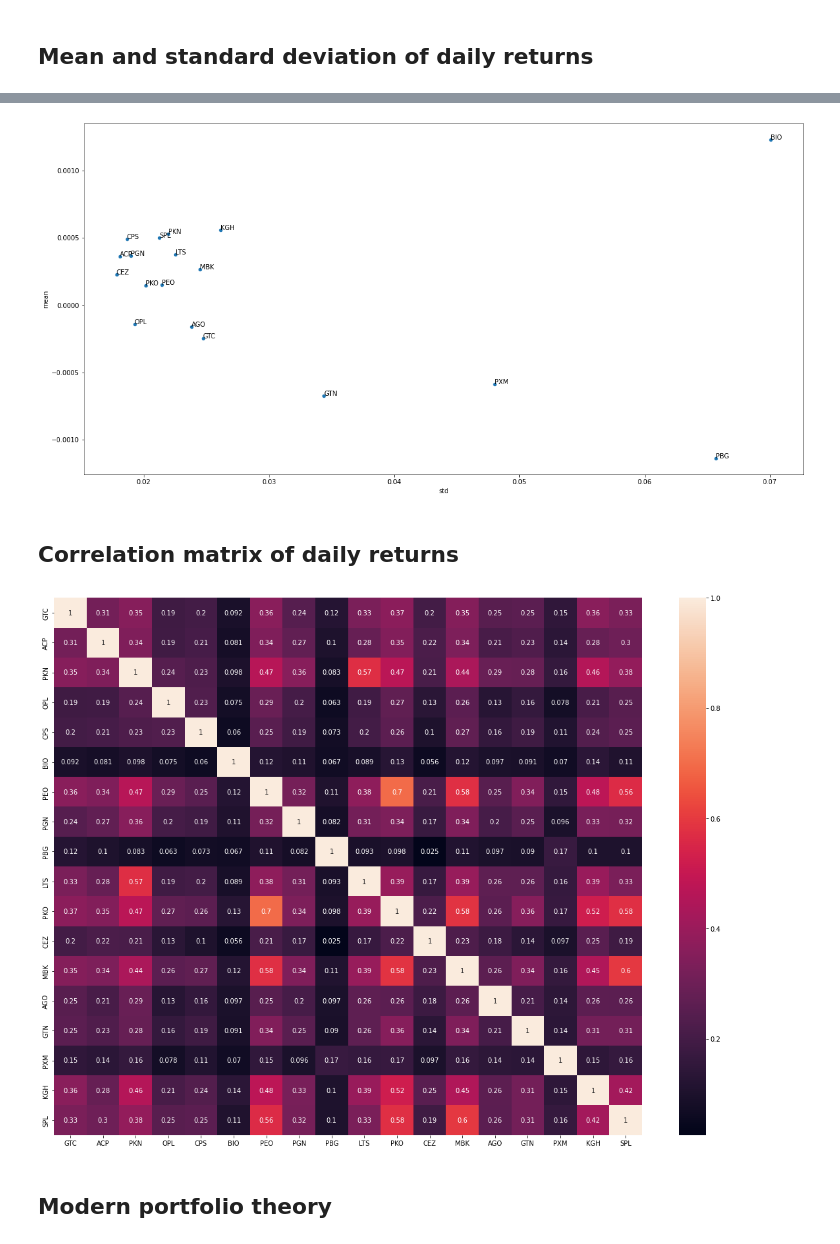
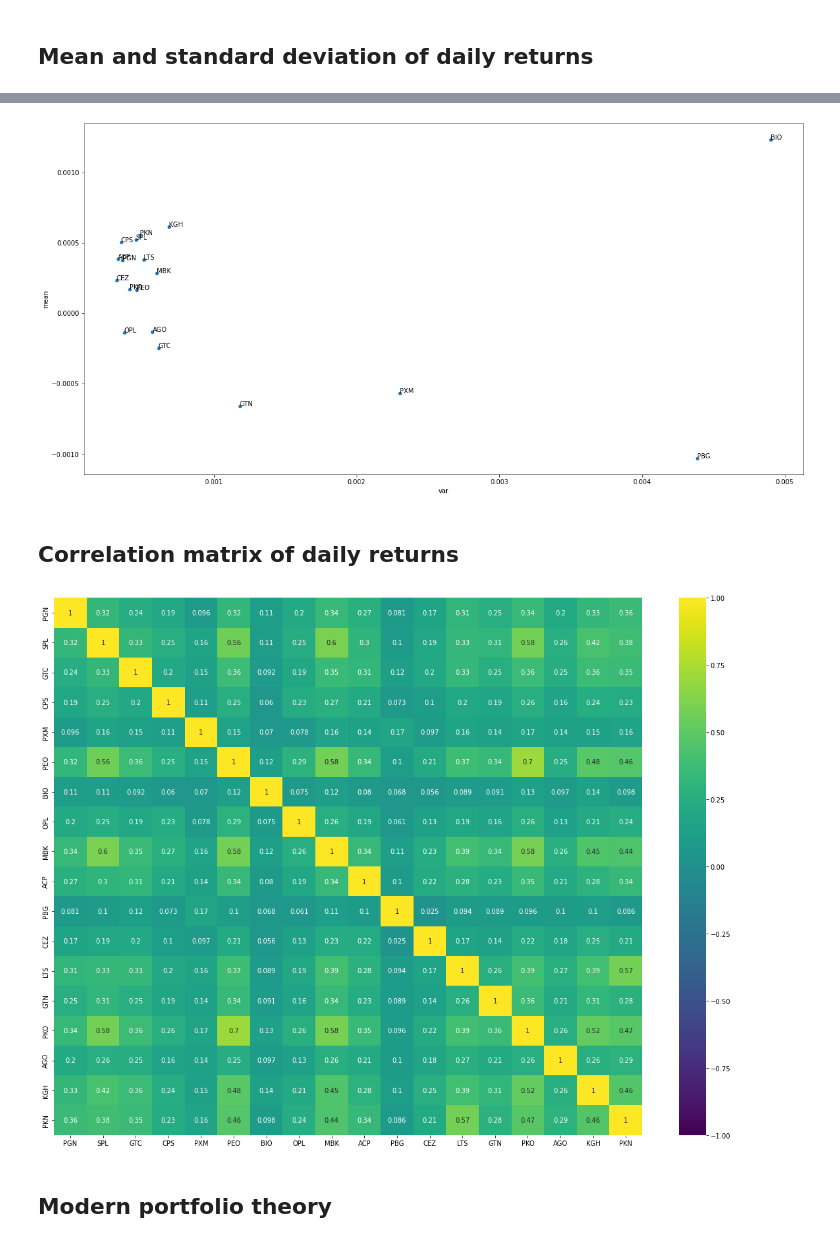
Before and after one commit to jdworzans/portfolio-optimization, a Jupyter notebook: notebooks/WIG20.ipynb, the cells around one changed output, grey strips where cells are left out. Saved outputs shown, nothing was run; the diff lists cells and outputs as text; code cells hidden in the pictures.

```diff
--- a/notebooks/WIG20.ipynb
+++ b/notebooks/WIG20.ipynb
@@ -7,7 +7,7 @@ import pandas as pd
 import seaborn as sns
 from tqdm import tqdm
 # %%
-MERGED_DATASET_FILEPATH = Path("../data/dataset.csv")
+MERGED_DATASET_FILEPATH = Path("../data/WIG20.csv")
 # %% [markdown]
 We will omit NaN values, because we want to investigate the possibility of optimization instead of full analysis.
 # %%
@@ -45,21 +45,21 @@ plt.show()
 # %%
 fig, ax = plt.subplots(figsize=(20, 10))
-mean_std_df.plot("std", "mean", kind="scatter", ax=ax)
+mean_var_df.plot("var", "mean", kind="scatter", ax=ax)
 
-for _, row in mean_std_df.iterrows():
-    ax.annotate(row.name, (row["std"], row["mean"]))
+for _, row in mean_var_df.iterrows():
+    ax.annotate(row.name, (row["var"], row["mean"]))
 
 plt.show()
 # %% [output]
-[figure, old version]
+[figure, new version]
 # %% [markdown]
 ## Correlation matrix of daily returns
 # %%
 fig, ax = plt.subplots(figsize=(20, 15))
-sns.heatmap(df.corr(), ax=ax, annot=True)
+sns.heatmap(df.corr(), ax=ax, annot=True, vmin=-1, vmax=1, cmap="viridis")
 plt.show()
 # %% [output]
-[figure, old version]
+[figure, new version]
 # %% [markdown]
 ## Modern portfolio theory
 # %%
```
Also changed, not shown: parts of 7 cells of this notebook.
